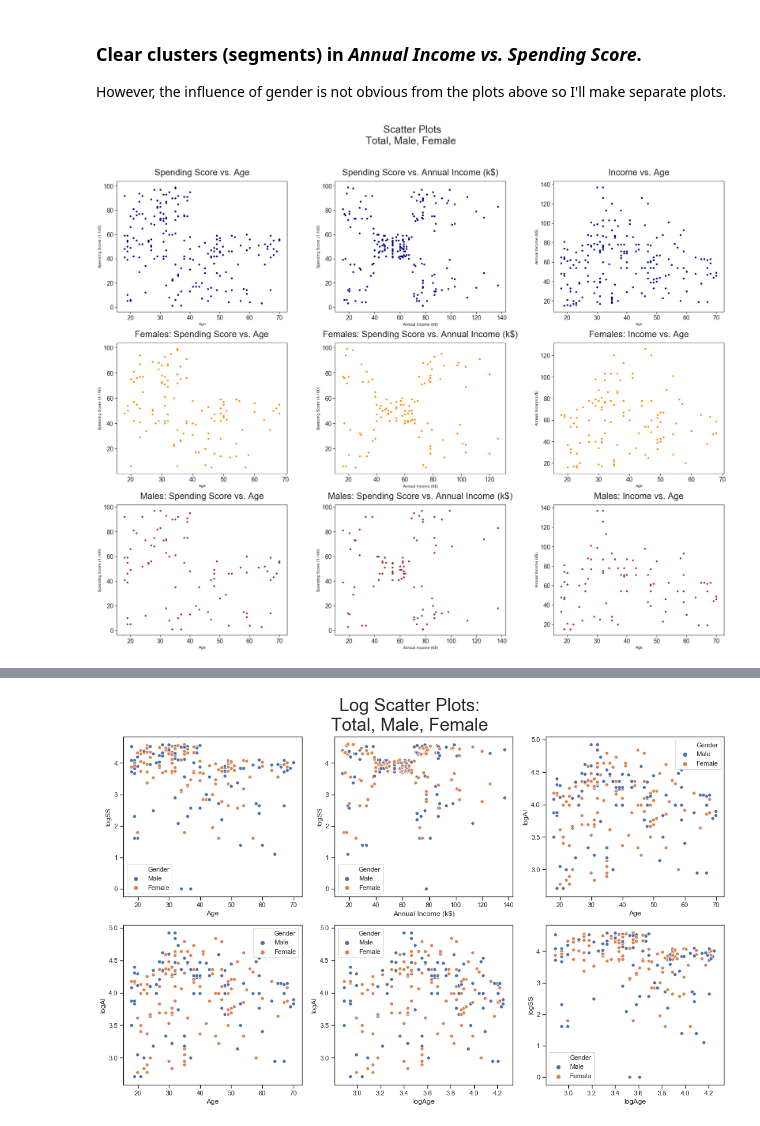
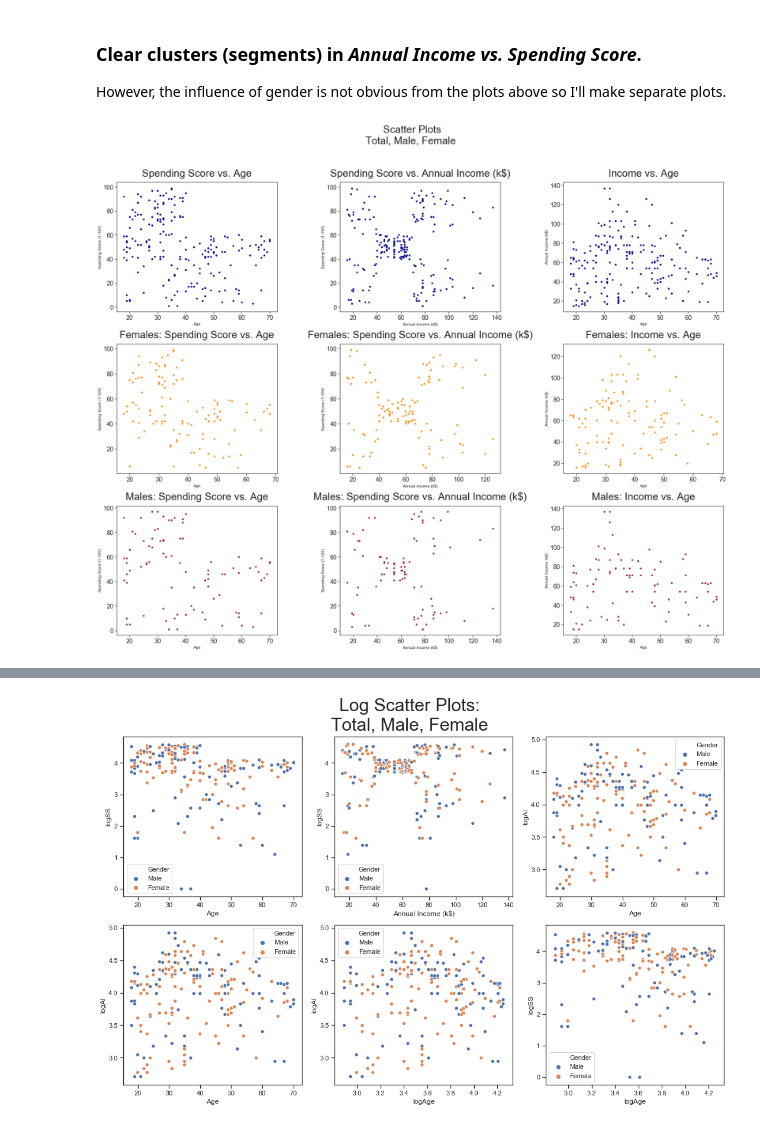
Before and after one commit to justokarell/KaggleMall, a Jupyter notebook: KaggleShort.ipynb, the cells around one changed output, grey strips where cells are left out. Drawn from its saved outputs; the diff is of its cells as text; code cells hidden in the pictures.

```diff
--- a/KaggleShort.ipynb
+++ b/KaggleShort.ipynb
@@ -247,37 +262,37 @@ plt.show()
 However, the influence of gender is not obvious from the plots above so I'll make separate plots.
 # %%
 
-fontsize = 26
+fontsize = 30
 fig, ax = plt.subplots(3,3, figsize=(26,20))
 fig.suptitle('Scatter Plots\nTotal, Male, Female ', fontsize=30, y= 1.08)
 
 title_space = 1.03
 data.plot(x='Age', y='Spending Score (1-100)', c=m_col, ax=ax[0,0], kind='scatter', fontsize=18)
 data.plot(x='Annual Income (k$)', y='Spending Score (1-100)', c=m_col, ax=ax[0,1], kind='scatter', fontsize=18)
 data.plot(x='Age', y='Annual Income (k$)', c=m_col, ax=ax[0,2], kind='scatter', fontsize=18)
 ax[0,0].set_title('Spending Score vs. Age', fontsize=fontsize, y=title_space)
 ax[0,1].set_title('Spending Score vs. Annual Income (k$)', fontsize=fontsize, y=title_space)
 ax[0,2].set_title('Income vs. Age', fontsize=fontsize, y=title_space)
 
 fdata.plot(x='Age', y='Spending Score (1-100)', c=f_col, ax=ax[1,0], kind='scatter', fontsize=18)
 fdata.plot(x='Annual Income (k$)', y='Spending Score (1-100)', c=f_col, ax=ax[1,1], kind='scatter', fontsize=18)
 fdata.plot(x='Age', y='Annual Income (k$)', c=f_col, ax=ax[1,2], kind='scatter', fontsize=18)
 ax[1,0].set_title('Females: Spending Score vs. Age', fontsize=fontsize, y=title_space)
 ax[1,1].set_title('Females: Spending Score vs. Annual Income (k$)', fontsize=fontsize, y=title_space)
 ax[1,2].set_title('Females: Income vs. Age', fontsize=fontsize, y=title_space)
 
 mdata.plot(x='Age', y='Spending Score (1-100)', c=t_col, ax=ax[2,0], kind='scatter', fontsize=18)
 mdata.plot(x='Annual Income (k$)', y='Spending Score (1-100)', c=t_col, ax=ax[2,1], kind='scatter', fontsize=18)
 mdata.plot(x='Age', y='Annual Income (k$)', c=t_col, ax=ax[2,2], kind='scatter', fontsize=18)
 ax[2,0].set_title('Males: Spending Score vs. Age', fontsize=fontsize, y=title_space)
 ax[2,1].set_title('Males: Spending Score vs. Annual Income (k$)', fontsize=fontsize, y=title_space)
 ax[2,2].set_title('Males: Income vs. Age', fontsize=fontsize, y=title_space)
 
 # data.boxplot('Age', ax=ax[1,0])
 # data.boxplot('Annual Income (k$)', ax=ax[1,1])
 # data.boxplot('Spending Score (1-100)', ax=ax[1,2])
 
 plt.tight_layout()
 plt.show()
 # %% [output]
-[figure, old version]
+[figure, new version]
```
Also changed, not shown: parts of 31 cells of this notebook.
